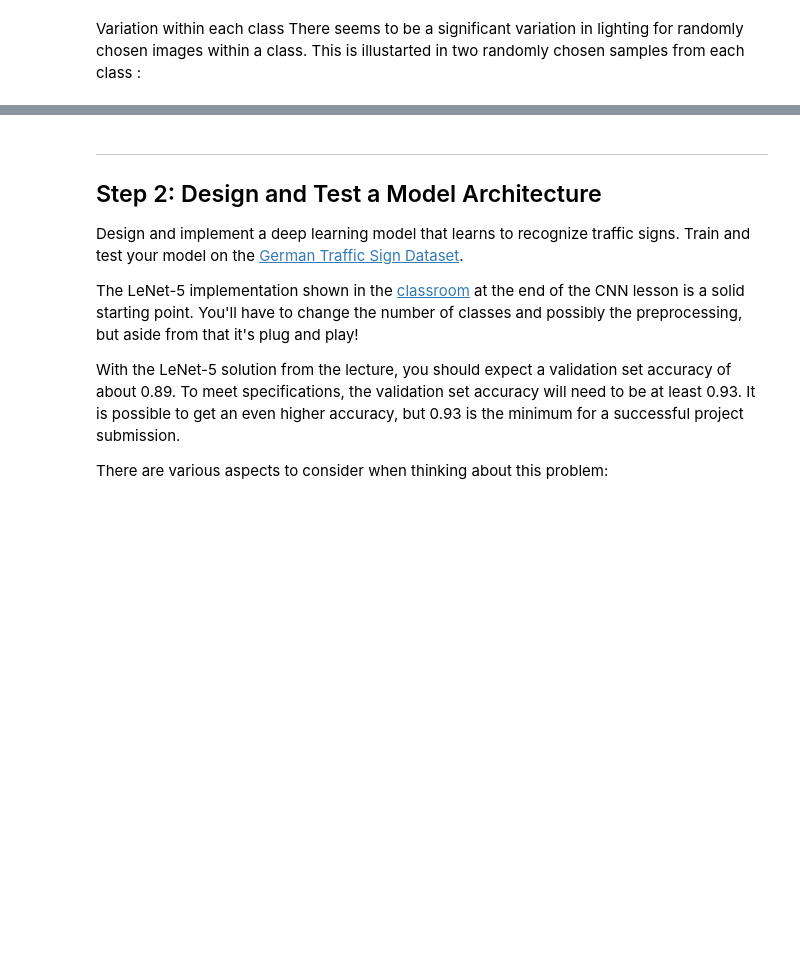
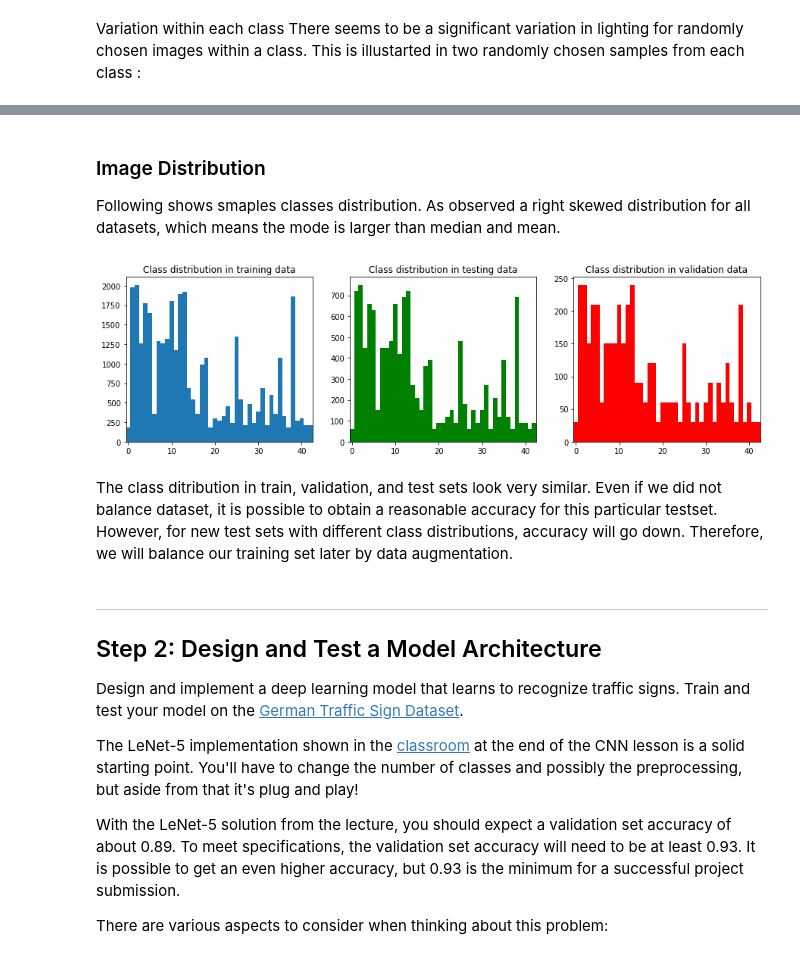
Before and after one commit to Nazanin1369/TrafficSignsClassifier, a Jupyter notebook: Traffic_Sign_Classifier.ipynb, the cells around one changed output, grey strips where cells are left out. Drawn from its saved outputs; the diff is of its cells as text; code cells hidden in the pictures; blank space fills up the shorter version.

```diff
--- a/Traffic_Sign_Classifier.ipynb
+++ b/Traffic_Sign_Classifier.ipynb
@@ -262,3 +297,28 @@ visualizeSamples(generateSamples(X_train, y_train, 0.1), generateSamples(X_valid
+# %% [markdown]
+### Image Distribution
+
+Following shows smaples classes distribution. As observed  a right skewed distribution for all datasets, which means the mode is larger than median and mean.
+# %%
+def plot_dist(y_data, title=None, ax=None, **kwargs) :
+    if not ax :
+        fig = plt.figure()
+        ax = fig.add_subplot(111)
+    ax.hist(y_data, np.arange(-0.5, n_classes+1.5), stacked=True, **kwargs)
+    ax.set_xlim(-0.5,n_classes-0.5)
+    if 'label' in kwargs:
+        ax.legend()
+    if title:
+        ax.set_title(title)
+
+fig,ax = plt.subplots(1,3, figsize=(15,4))
+
+plot_dist(y_train, title='Class distribution in training data', ax=ax[0])
+plot_dist(y_valid, title='Class distribution in validation data', ax=ax[2], color='red')
+plot_dist(y_test, title='Class distribution in testing data', ax=ax[1], color='green')
+# %% [output]
+[figure, added]
+# %% [markdown]
+The class ditribution in train, validation, and test sets look very similar. Even if we did not balance dataset, it is possible to obtain a reasonable accuracy for this particular testset. However, for new test sets with different class distributions, accuracy will go down. Therefore, we will balance our training set later by data augmentation.
 # %% [markdown]
 ----
 
```
Also changed, not shown: parts of 6 cells of this notebook, 1 other file.
